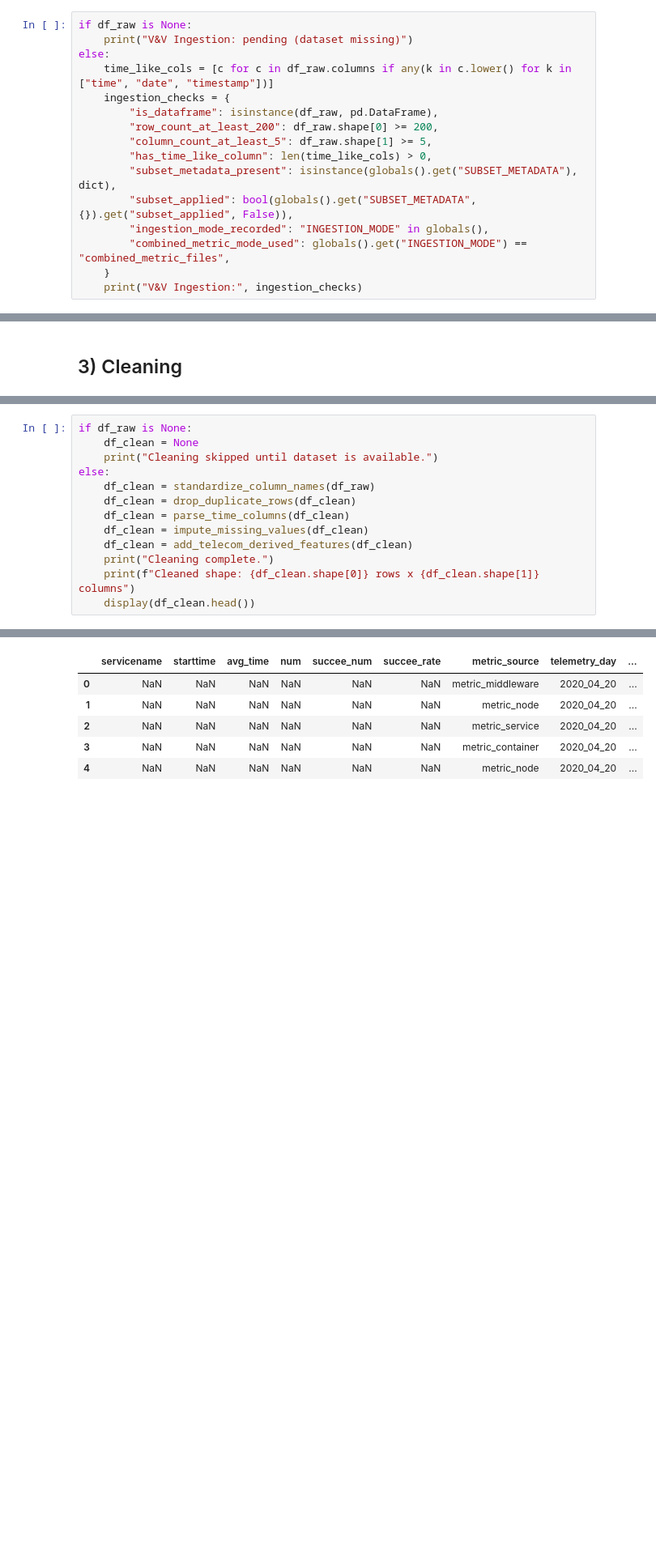
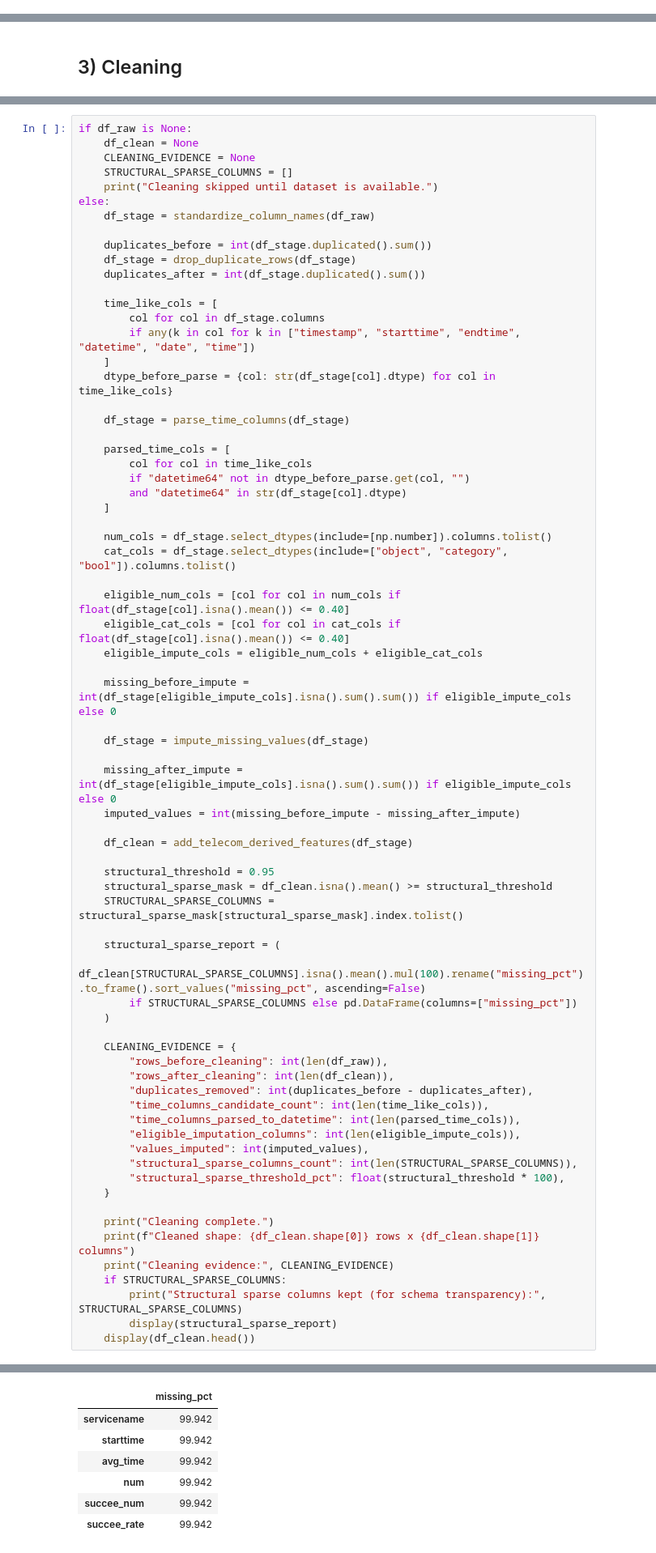
Before and after one commit to Ohara124c41/ai-programming-foundations-project, a Jupyter notebook: data_workflow.ipynb, the cells around one changed output, grey strips where cells are left out. Shown at 81% size. Saved outputs shown, nothing was run; the diff lists cells and outputs as text; blank space fills up the shorter version.

```diff
--- a/data_workflow.ipynb
+++ b/data_workflow.ipynb
@@ -359,19 +325,3 @@ Shape: 50000 rows x 14 columns
 | 2 | NaN | NaN | NaN | NaN | NaN | NaN | metric_service | 2020_04_20 | ... |
 | 3 | NaN | NaN | NaN | NaN | NaN | NaN | metric_container | 2020_04_20 | ... |
 | 4 | NaN | NaN | NaN | NaN | NaN | NaN | metric_node | 2020_04_20 | ... |
-# %%
-if df_raw is None:
-    print("V&V Ingestion: pending (dataset missing)")
-else:
-    time_like_cols = [c for c in df_raw.columns if any(k in c.lower() for k in ["time", "date", "timestamp"])]
-    ingestion_checks = {
-        "is_dataframe": isinstance(df_raw, pd.DataFrame),
-        "row_count_at_least_200": df_raw.shape[0] >= 200,
-        "column_count_at_least_5": df_raw.shape[1] >= 5,
-        "has_time_like_column": len(time_like_cols) > 0,
-        "subset_metadata_present": isinstance(globals().get("SUBSET_METADATA"), dict),
-        "subset_applied": bool(globals().get("SUBSET_METADATA", {}).get("subset_applied", False)),
-        "ingestion_mode_recorded": "INGESTION_MODE" in globals(),
-        "combined_metric_mode_used": globals().get("INGESTION_MODE") == "combined_metric_files",
-    }
-    print("V&V Ingestion:", ingestion_checks)
@@ -490,15 +442,73 @@ def add_telecom_derived_features(df: pd.DataFrame) -> pd.DataFrame:
 # %%
 if df_raw is None:
     df_clean = None
+    CLEANING_EVIDENCE = None
+    STRUCTURAL_SPARSE_COLUMNS = []
     print("Cleaning skipped until dataset is available.")
 else:
-    df_clean = standardize_column_names(df_raw)
-    df_clean = drop_duplicate_rows(df_clean)
-    df_clean = parse_time_columns(df_clean)
-    df_clean = impute_missing_values(df_clean)
-    df_clean = add_telecom_derived_features(df_clean)
+    df_stage = standardize_column_names(df_raw)
+
+    duplicates_before = int(df_stage.duplicated().sum())
+    df_stage = drop_duplicate_rows(df_stage)
+    duplicates_after = int(df_stage.duplicated().sum())
+
+    time_like_cols = [
+        col for col in df_stage.columns
+        if any(k in col for k in ["timestamp", "starttime", "endtime", "datetime", "date", "time"])
+    ]
+    dtype_before_parse = {col: str(df_stage[col].dtype) for col in time_like_cols}
+
+    df_stage = parse_time_columns(df_stage)
+
+    parsed_time_cols = [
+        col for col in time_like_cols
+        if "datetime64" not in dtype_before_parse.get(col, "")
+        and "datetime64" in str(df_stage[col].dtype)
+    ]
+
+    num_cols = df_stage.select_dtypes(include=[np.number]).columns.tolist()
+    cat_cols = df_stage.select_dtypes(include=["object", "category", "bool"]).columns.tolist()
+
+    eligible_num_cols = [col for col in num_cols if float(df_stage[col].isna().mean()) <= 0.40]
+    eligible_cat_cols = [col for col in cat_cols if float(df_stage[col].isna().mean()) <= 0.40]
+    eligible_impute_cols = eligible_num_cols + eligible_cat_cols
+
+    missing_before_impute = int(df_stage[eligible_impute_cols].isna().sum().sum()) if eligible_impute_cols else 0
+
+    df_stage = impute_missing_values(df_stage)
+
+    missing_after_impute = int(df_stage[eligible_impute_cols].isna().sum().sum()) if eligible_impute_cols else 0
+    imputed_values = int(missing_before_impute - missing_after_impute)
+
+    df_clean = add_telecom_derived_features(df_stage)
+
+    structural_threshold = 0.95
+    structural_sparse_mask = df_clean.isna().mean() >= structural_threshold
+    STRUCTURAL_SPARSE_COLUMNS = structural_sparse_mask[structural_sparse_mask].index.tolist()
+
+    structural_sparse_report = (
+        df_clean[STRUCTURAL_SPARSE_COLUMNS].isna().mean().mul(100).rename("missing_pct").to_frame().sort_values("missing_pct", ascending=False)
+        if STRUCTURAL_SPARSE_COLUMNS else pd.DataFrame(columns=["missing_pct"])
+    )
+
+    CLEANING_EVIDENCE = {
+        "rows_before_cleaning": int(len(df_raw)),
+        "rows_after_cleaning": int(len(df_clean)),
+        "duplicates_removed": int(duplicates_before - duplicates_after),
+        "time_columns_candidate_count": int(len(time_like_cols)),
+        "time_columns_parsed_to_datetime": int(len(parsed_time_cols)),
+        "eligible_imputation_columns": int(len(eligible_impute_cols)),
+        "values_imputed": int(imputed_values),
+        "structural_sparse_columns_count": int(len(STRUCTURAL_SPARSE_COLUMNS)),
+        "structural_sparse_threshold_pct": float(structural_threshold * 100),
+    }
+
     print("Cleaning complete.")
     print(f"Cleaned shape: {df_clean.shape[0]} rows x {df_clean.shape[1]} columns")
+    print("Cleaning evidence:", CLEANING_EVIDENCE)
+    if STRUCTURAL_SPARSE_COLUMNS:
+        print("Structural sparse columns kept (for schema transparency):", STRUCTURAL_SPARSE_COLUMNS)
+        display(structural_sparse_report)
     display(df_clean.head())
 # %% [output]
 Cleaning complete.
@@ -506,6 +518,7 @@ Cleaned shape: 50000 rows x 17 columns
-|  | servicename | starttime | avg_time | num | succee_num | succee_rate | metric_source | telemetry_day | ... |
-| 0 | NaN | NaN | NaN | NaN | NaN | NaN | metric_middleware | 2020_04_20 | ... |
-| 1 | NaN | NaN | NaN | NaN | NaN | NaN | metric_node | 2020_04_20 | ... |
-| 2 | NaN | NaN | NaN | NaN | NaN | NaN | metric_service | 2020_04_20 | ... |
-| 3 | NaN | NaN | NaN | NaN | NaN | NaN | metric_container | 2020_04_20 | ... |
-| 4 | NaN | NaN | NaN | NaN | NaN | NaN | metric_node | 2020_04_20 | ... |
+|  | missing_pct |
+| servicename | 99.942 |
+| starttime | 99.942 |
+| avg_time | 99.942 |
+| num | 99.942 |
+| succee_num | 99.942 |
+| succee_rate | 99.942 |
```
Also changed, not shown: parts of 27 cells of this notebook, 3 other files.
